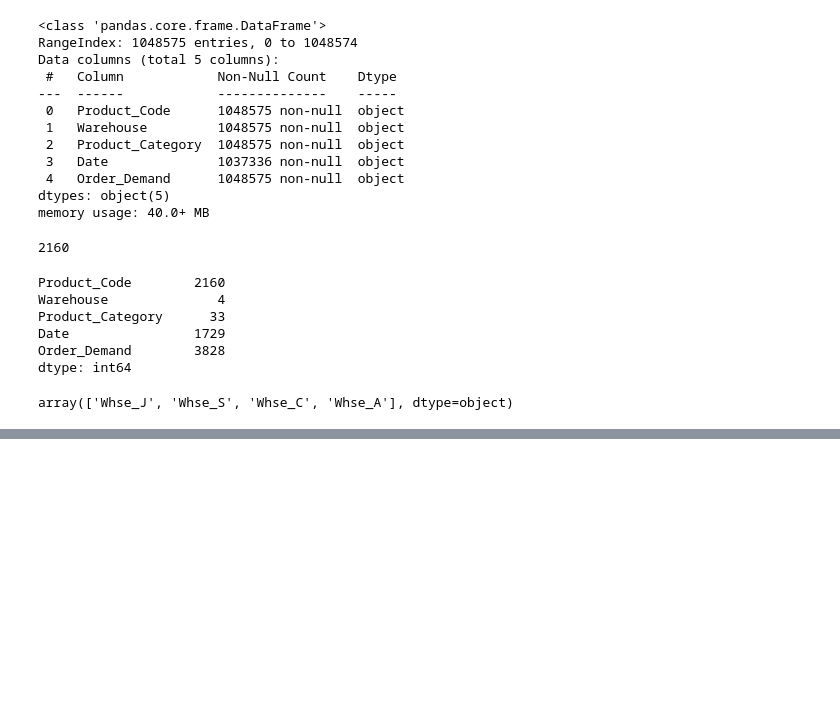
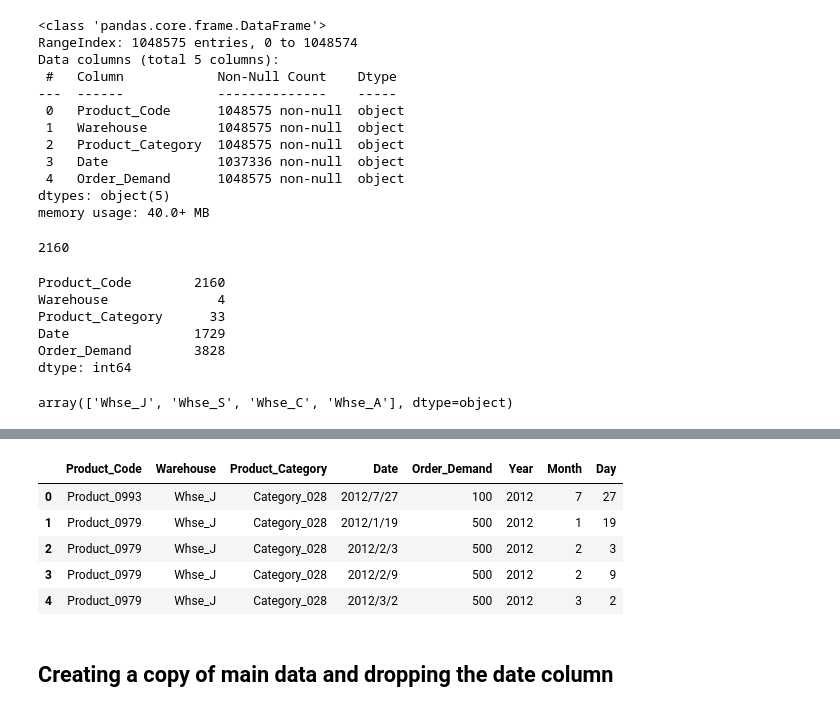
Before and after one commit to StatShibe/SupplyChain_DemandPrediction, a Jupyter notebook: Dataset_Inference.ipynb, the cells around one changed output, grey strips where cells are left out. Cells and saved outputs as stored; diff of their text form; code cells hidden in the pictures; blank space fills up the shorter version.

```diff
--- a/Dataset_Inference.ipynb
+++ b/Dataset_Inference.ipynb
@@ -45,0 +100,8 @@ array(['Whse_J', 'Whse_S', 'Whse_C', 'Whse_A'], dtype=object)
+# %%
+data['Order_Demand'] = data['Order_Demand'].str.replace(r'\D', '', regex=True).astype(int)
+# %%
+data['Year'] = data['Year'].astype(float)
+# %%
+data['Year'] = pd.to_numeric(data['Year'], errors='coerce')
+# %%
+data['Year'] = data['Year'].fillna(0).astype(int)
@@ -45,0 +112,9 @@ array(['Whse_J', 'Whse_S', 'Whse_C', 'Whse_A'], dtype=object)
+# %%
+data.head()
+# %% [output]
+|  | Product_Code | Warehouse | Product_Category | Date | Order_Demand | Year | Month | Day |
+| 0 | Product_0993 | Whse_J | Category_028 | 2012/7/27 | 100 | 2012 | 7 | 27 |
+| 1 | Product_0979 | Whse_J | Category_028 | 2012/1/19 | 500 | 2012 | 1 | 19 |
+| 2 | Product_0979 | Whse_J | Category_028 | 2012/2/3 | 500 | 2012 | 2 | 3 |
+| 3 | Product_0979 | Whse_J | Category_028 | 2012/2/9 | 500 | 2012 | 2 | 9 |
+| 4 | Product_0979 | Whse_J | Category_028 | 2012/3/2 | 500 | 2012 | 3 | 2 |
@@ -45,0 +129,2 @@ array(['Whse_J', 'Whse_S', 'Whse_C', 'Whse_A'], dtype=object)
+# %% [markdown]
+## Creating a copy of main data and dropping the date column
```
Also changed, not shown: parts of 18 cells of this notebook.
